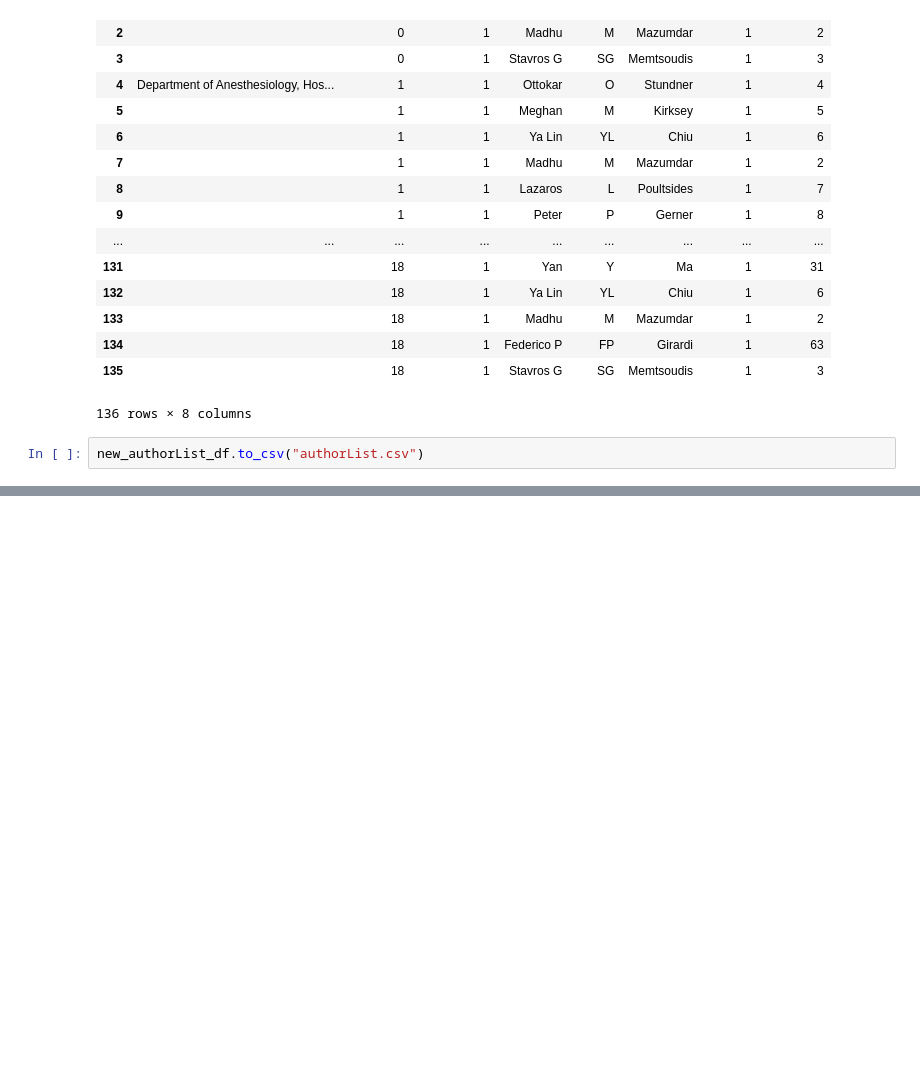
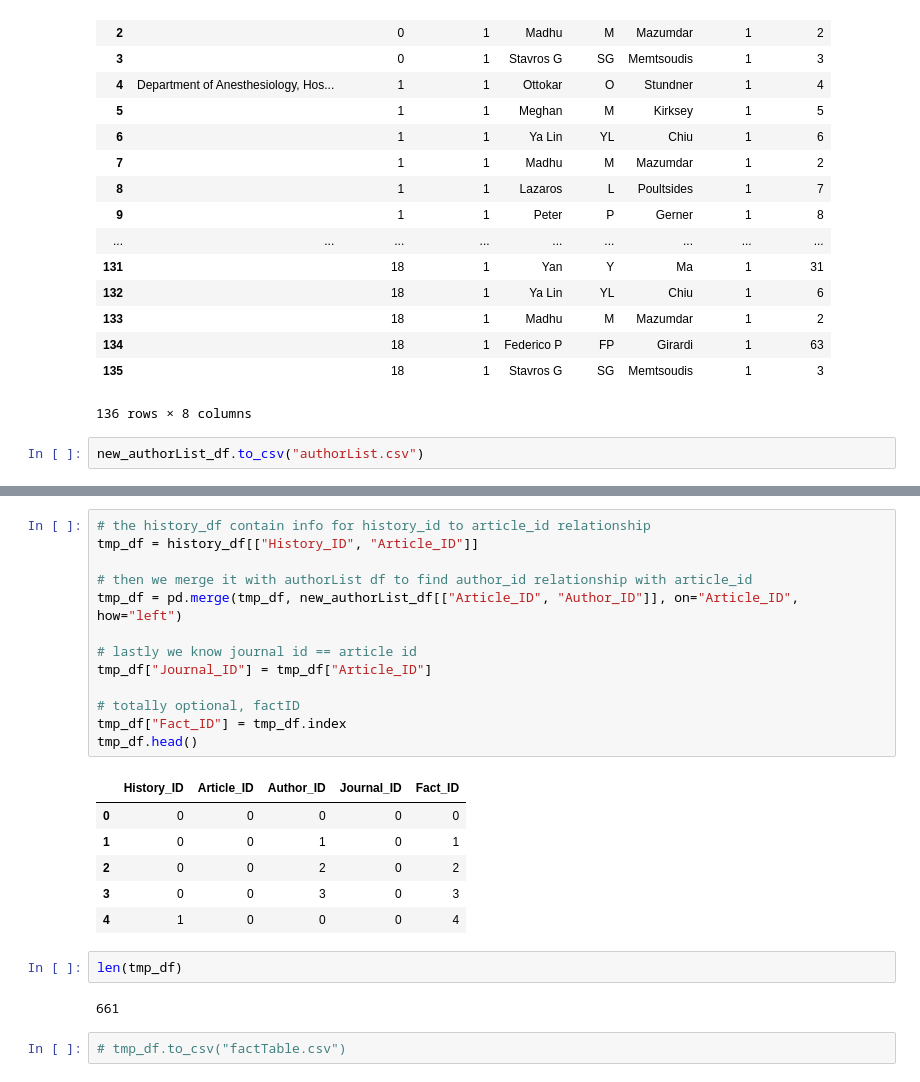
Before and after one commit to tobyatgithub/CS5200_Practicum2, a Jupyter notebook: XML_Explore.ipynb, the cells around one changed output, grey strips where cells are left out. Cells and saved outputs as stored; diff of their text form; blank space fills up the shorter version.

```diff
--- a/XML_Explore.ipynb
+++ b/XML_Explore.ipynb
@@ -434,0 +450,26 @@ new_authorList_df.to_csv("authorList.csv")
+# %%
+# the history_df contain info for history_id to article_id relationship
+tmp_df = history_df[["History_ID", "Article_ID"]]
+
+# then we merge it with authorList df to find author_id relationship with article_id
+tmp_df = pd.merge(tmp_df, new_authorList_df[["Article_ID", "Author_ID"]], on="Article_ID", how="left")
+
+# lastly we know journal id == article id
+tmp_df["Journal_ID"] = tmp_df["Article_ID"]
+
+# totally optional, factID
+tmp_df["Fact_ID"] = tmp_df.index
+tmp_df.head()
+# %% [output]
+|  | History_ID | Article_ID | Author_ID | Journal_ID | Fact_ID |
+| 0 | 0 | 0 | 0 | 0 | 0 |
+| 1 | 0 | 0 | 1 | 0 | 1 |
+| 2 | 0 | 0 | 2 | 0 | 2 |
+| 3 | 0 | 0 | 3 | 0 | 3 |
+| 4 | 1 | 0 | 0 | 0 | 4 |
+# %%
+len(tmp_df)
+# %% [output]
+661
+# %%
+# tmp_df.to_csv("factTable.csv")
```
Also changed, not shown: parts of 3 cells of this notebook, 3 other files.
